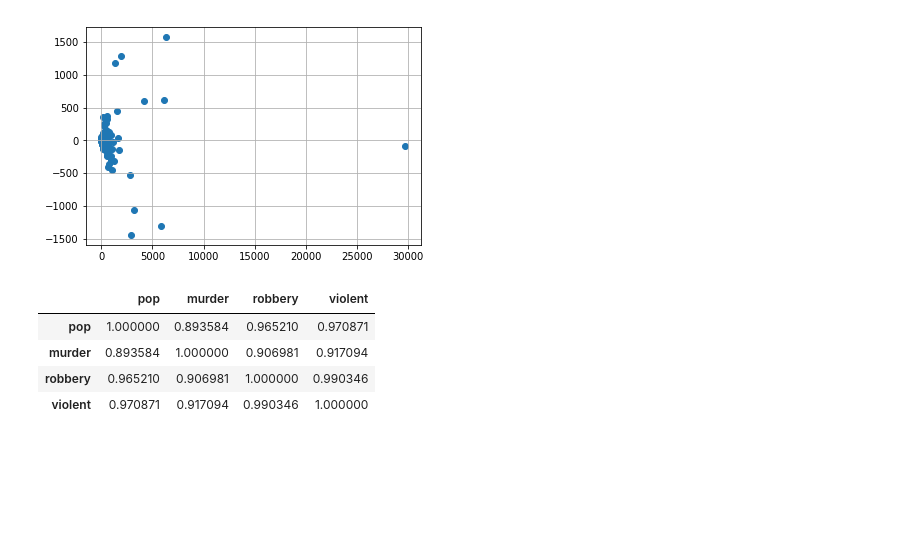
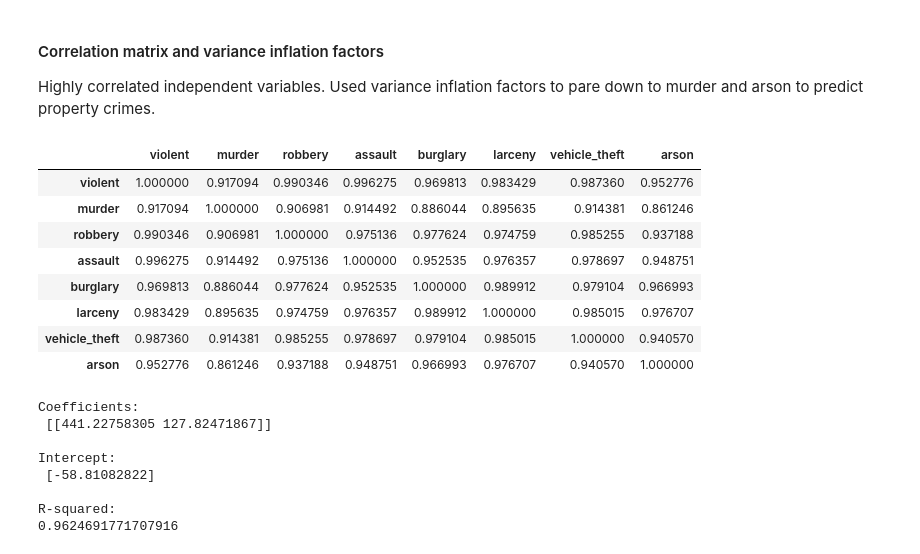
Before and after one commit to renategorham/ds-unit-02-lesson-04-project-02-multi-variable-regression, a Jupyter notebook: Untitled.ipynb, the cells around one changed output. Saved outputs shown, nothing was run; the diff lists cells and outputs as text; code cells hidden in the pictures; blank space fills up the shorter version.

```diff
--- a/Untitled.ipynb
+++ b/Untitled.ipynb
@@ -78,15 +94,40 @@ plt.show()
-# %%
-plt.scatter(predicted, residuals)
-plt.grid()
-plt.show()
-# %% [output]
-[figure, removed]
-# %%
-correlation_matrix = X.corr()
-display(correlation_matrix)
-# %% [output]
-|  | pop | murder | robbery | violent |
-| pop | 1.000000 | 0.893584 | 0.965210 | 0.970871 |
-| murder | 0.893584 | 1.000000 | 0.906981 | 0.917094 |
-| robbery | 0.965210 | 0.906981 | 1.000000 | 0.990346 |
-| violent | 0.970871 | 0.917094 | 0.990346 | 1.000000 |
+# %% [markdown]
+#### Correlation matrix and variance inflation factors
+Highly correlated independent variables. Used variance inflation factors to pare down to murder and arson to predict property crimes.
+# %%
+correlation_matrix = X.corr()
+display(correlation_matrix)
+
+#X.drop(['violent','larceny','burglary','vehicle_theft','assault','robbery'], axis=1, inplace=True)
+vif = pd.DataFrame()
+vif["VIF Factor"] = [variance_inflation_factor(X.values, i) for i in range(X.shape[1])]
+vif["variables"] = X.columns
+# %% [output]
+|  | violent | murder | robbery | assault | burglary | larceny | vehicle_theft | arson |
+| violent | 1.000000 | 0.917094 | 0.990346 | 0.996275 | 0.969813 | 0.983429 | 0.987360 | 0.952776 |
+| murder | 0.917094 | 1.000000 | 0.906981 | 0.914492 | 0.886044 | 0.895635 | 0.914381 | 0.861246 |
+| robbery | 0.990346 | 0.906981 | 1.000000 | 0.975136 | 0.977624 | 0.974759 | 0.985255 | 0.937188 |
+| assault | 0.996275 | 0.914492 | 0.975136 | 1.000000 | 0.952535 | 0.976357 | 0.978697 | 0.948751 |
+| burglary | 0.969813 | 0.886044 | 0.977624 | 0.952535 | 1.000000 | 0.989912 | 0.979104 | 0.966993 |
+| larceny | 0.983429 | 0.895635 | 0.974759 | 0.976357 | 0.989912 | 1.000000 | 0.985015 | 0.976707 |
+| vehicle_theft | 0.987360 | 0.914381 | 0.985255 | 0.978697 | 0.979104 | 0.985015 | 1.000000 | 0.940570 |
+| arson | 0.952776 | 0.861246 | 0.937188 | 0.948751 | 0.966993 | 0.976707 | 0.940570 | 1.000000 |
+# %%
+regr = linear_model.LinearRegression()
+Y_murder = crime_data['property'].values.reshape(-1, 1)
+X_murder = crime_data[['murder','arson']]
+
+regr.fit(X_murder, Y_murder)
+print('\nCoefficients: \n', regr.coef_)
+print('\nIntercept: \n', regr.intercept_)
+print('\nR-squared:')
+print(regr.score(X_murder, Y_murder))
+# %% [output]
+Coefficients:
+ [[441.22758305 127.82471867]]
+
+Intercept:
+ [-58.81082822]
+
+R-squared:
+0.9624691771707916
```
Also changed, not shown: parts of 20 cells of this notebook, 1 other file.
